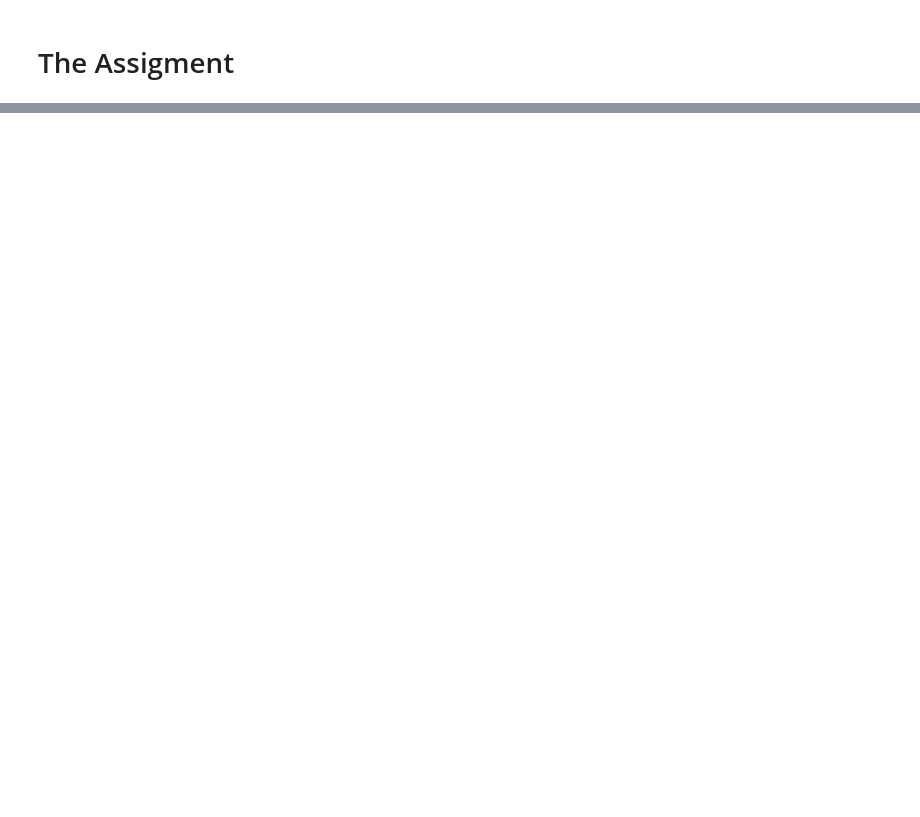
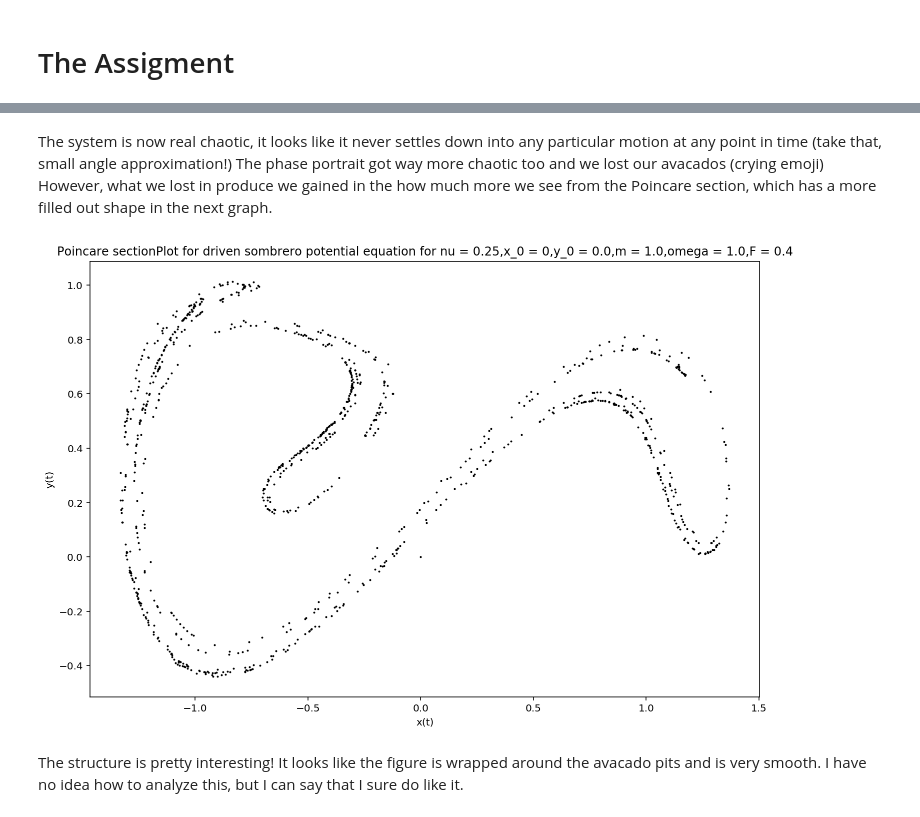
Before and after one commit to chapman-phys220-2018f/cw12-crump, a Jupyter notebook: cw12-duffing.ipynb, the cells around one changed output, grey strips where cells are left out. Cells and saved outputs as stored; diff of their text form; code cells hidden in the pictures; blank space fills up the shorter version.

```diff
--- a/cw12-duffing.ipynb
+++ b/cw12-duffing.ipynb
@@ -42,0 +49,8 @@ sb.rungekutta4th(0,10*np.pi,0.16,0.0,0.15, N = 50)
+# %% [markdown]
+The system is now real chaotic, it looks like it never settles down into any particular motion at any point in time (take that, small angle approximation!) The phase portrait got way more chaotic too and we lost our avacados (crying emoji) However, what we lost in produce we gained in the how much more we see from the Poincare section, which has a more filled out shape in the next graph.
+# %%
+sb.rungekutta4th(0,2*np.pi,1000,0,0.0,0.4,plotall = False)
+# %% [output]
+[figure, added]
+# %% [markdown]
+The structure is pretty interesting! It looks like the figure is wrapped around the avacado pits and is very smooth. I have no idea how to analyze this, but I can say that I sure do like it.
```
Also changed, not shown: parts of 9 cells of this notebook, 1 other file.
